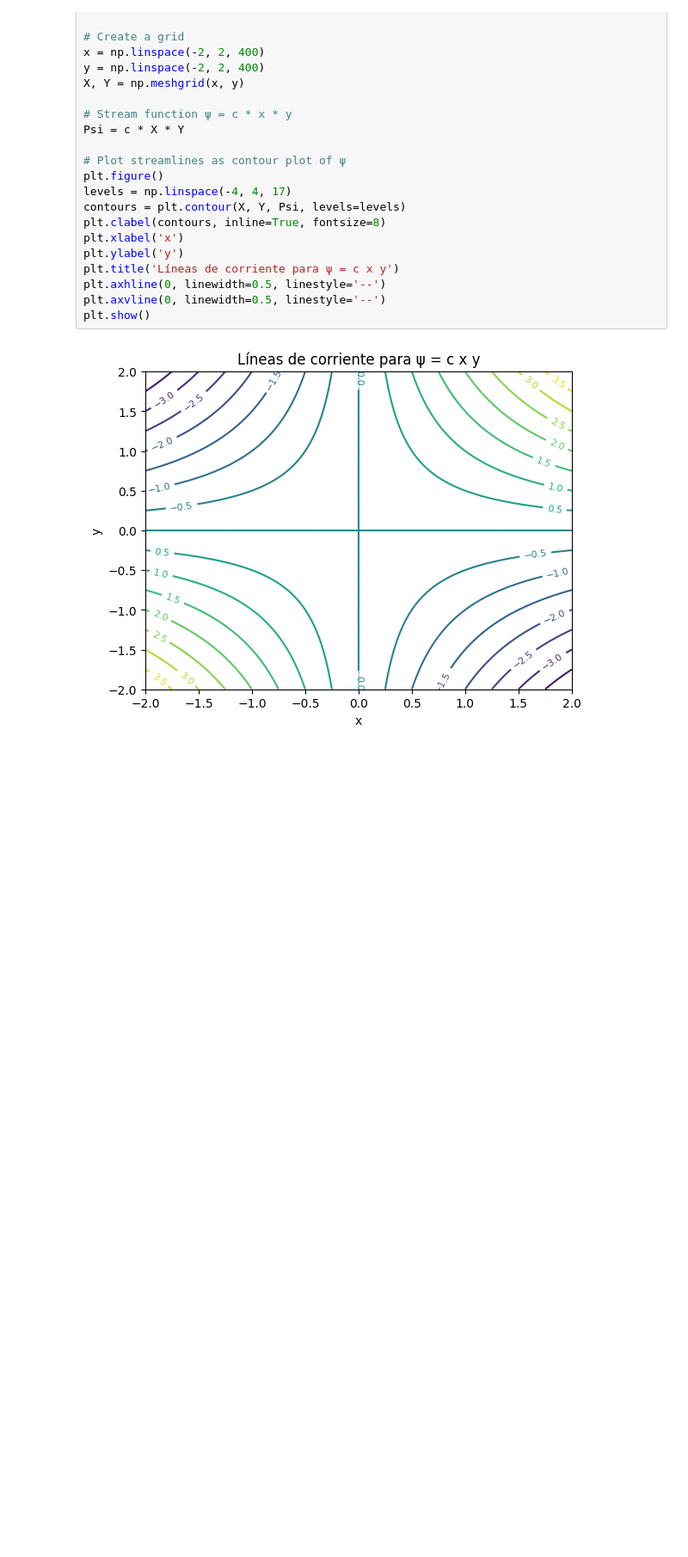
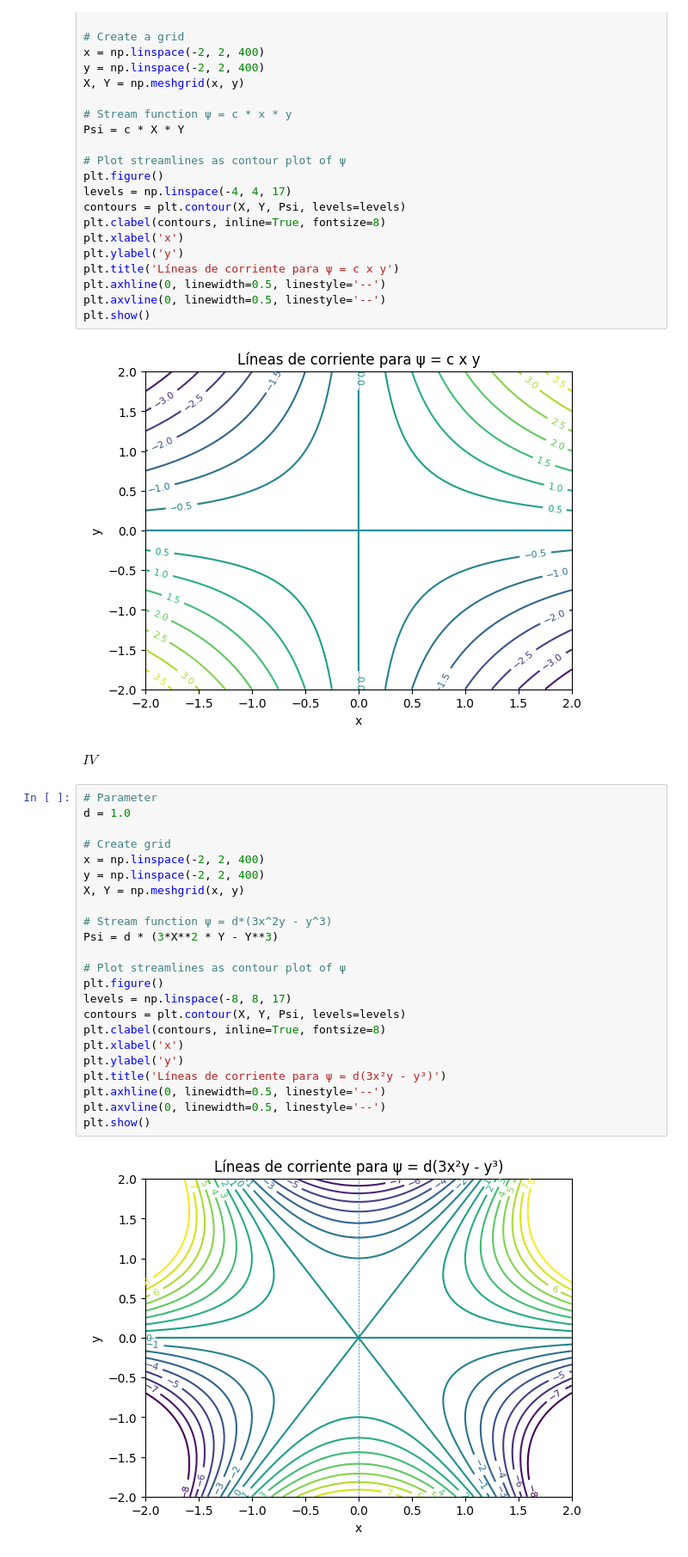
Before and after one commit to arirodriguez001/Teorica-1, a Jupyter notebook: OneDrive/Escritorio/python/e1/guia3.ipynb, the cells around one changed output. Shown: that part at 86% size. Drawn from its saved outputs; the diff is of its cells as text; blank space fills up the shorter version.

```diff
--- a/OneDrive/Escritorio/python/e1/guia3.ipynb
+++ b/OneDrive/Escritorio/python/e1/guia3.ipynb
@@ -28,3 +28,30 @@ plt.axvline(0, linewidth=0.5, linestyle='--')
 plt.show()
 # %% [output]
 [figure]
+# %% [markdown]
+$IV$
+# %%
+# Parameter
+d = 1.0
+
+# Create grid
+x = np.linspace(-2, 2, 400)
+y = np.linspace(-2, 2, 400)
+X, Y = np.meshgrid(x, y)
+
+# Stream function ψ = d*(3x^2y - y^3)
+Psi = d * (3*X**2 * Y - Y**3)
+
+# Plot streamlines as contour plot of ψ
+plt.figure()
+levels = np.linspace(-8, 8, 17)
+contours = plt.contour(X, Y, Psi, levels=levels)
+plt.clabel(contours, inline=True, fontsize=8)
+plt.xlabel('x')
+plt.ylabel('y')
+plt.title('Líneas de corriente para ψ = d(3x²y - y³)')
+plt.axhline(0, linewidth=0.5, linestyle='--')
+plt.axvline(0, linewidth=0.5, linestyle='--')
+plt.show()
+# %% [output]
+[figure, added]
```
Also changed, not shown: 3 other files.
